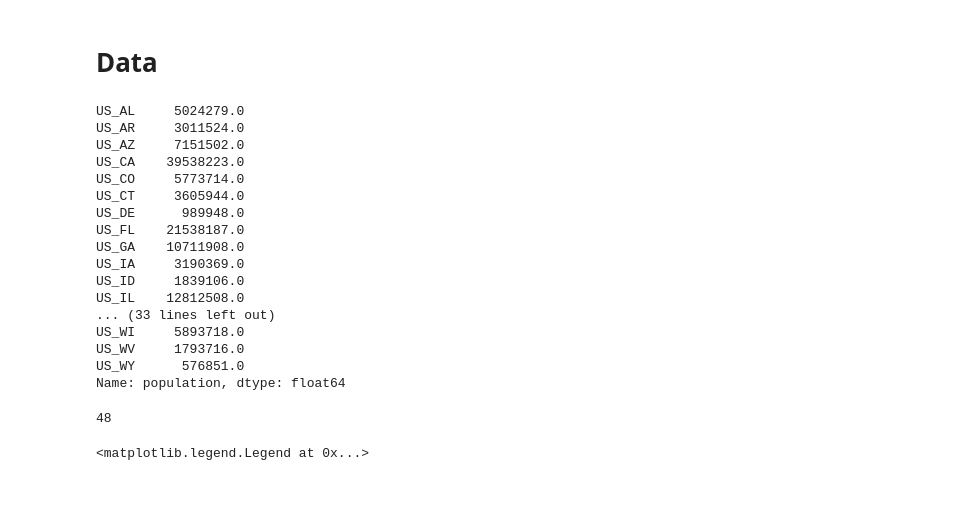
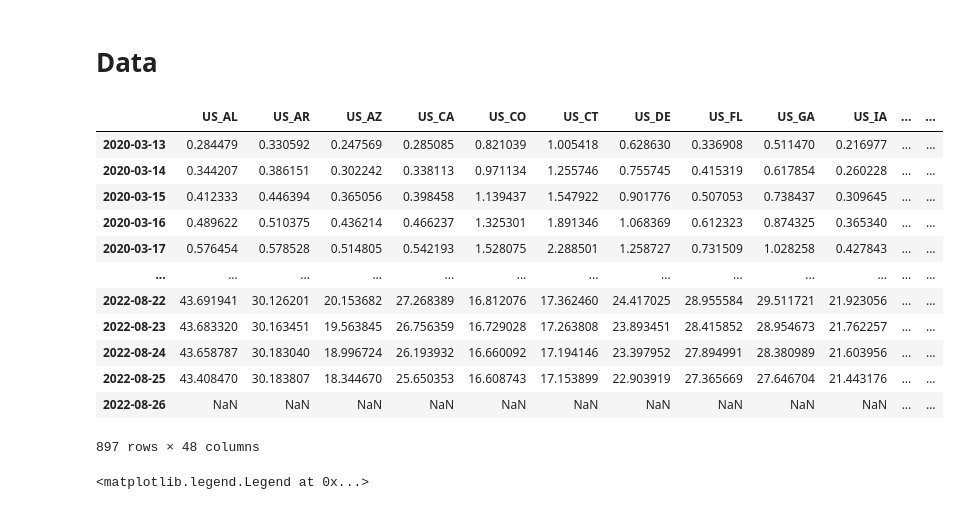
Before and after one commit to kevin-q2/covid-wave-cluster, a Jupyter notebook: examples/examples.ipynb, the cells around one changed output. Drawn from its saved outputs; the diff is of its cells as text; code cells hidden in the pictures.

```diff
--- a/examples/examples.ipynb
+++ b/examples/examples.ipynb
@@ -46,27 +54,19 @@ data[data < 0] = 0
-# %%
-population
-# %% [output]
-US_AL     5024279.0
-US_AR     3011524.0
-US_AZ     7151502.0
-US_CA    39538223.0
-US_CO     5773714.0
-US_CT     3605944.0
-US_DE      989948.0
-US_FL    21538187.0
-US_GA    10711908.0
-US_IA     3190369.0
-US_ID     1839106.0
-US_IL    12812508.0
-... (33 lines left out)
-US_WI     5893718.0
-US_WV     1793716.0
-US_WY      576851.0
-Name: population, dtype: float64
-# %%
-len(data.columns)
-# %% [output]
-48
+# %%
+data
+# %% [output]
+|  | US_AL | US_AR | US_AZ | US_CA | US_CO | US_CT | US_DE | US_FL | US_GA | US_IA | ... | ... |
+| 2020-03-13 | 0.284479 | 0.330592 | 0.247569 | 0.285085 | 0.821039 | 1.005418 | 0.628630 | 0.336908 | 0.511470 | 0.216977 | ... | ... |
+| 2020-03-14 | 0.344207 | 0.386151 | 0.302242 | 0.338113 | 0.971134 | 1.255746 | 0.755745 | 0.415319 | 0.617854 | 0.260228 | ... | ... |
+| 2020-03-15 | 0.412333 | 0.446394 | 0.365056 | 0.398458 | 1.139437 | 1.547922 | 0.901776 | 0.507053 | 0.738437 | 0.309645 | ... | ... |
+| 2020-03-16 | 0.489622 | 0.510375 | 0.436214 | 0.466237 | 1.325301 | 1.891346 | 1.068369 | 0.612323 | 0.874325 | 0.365340 | ... | ... |
+| 2020-03-17 | 0.576454 | 0.578528 | 0.514805 | 0.542193 | 1.528075 | 2.288501 | 1.258727 | 0.731509 | 1.028258 | 0.427843 | ... | ... |
+| ... | ... | ... | ... | ... | ... | ... | ... | ... | ... | ... | ... | ... |
+| 2022-08-22 | 43.691941 | 30.126201 | 20.153682 | 27.268389 | 16.812076 | 17.362460 | 24.417025 | 28.955584 | 29.511721 | 21.923056 | ... | ... |
+| 2022-08-23 | 43.683320 | 30.163451 | 19.563845 | 26.756359 | 16.729028 | 17.263808 | 23.893451 | 28.415852 | 28.954673 | 21.762257 | ... | ... |
+| 2022-08-24 | 43.658787 | 30.183040 | 18.996724 | 26.193932 | 16.660092 | 17.194146 | 23.397952 | 27.894991 | 28.380989 | 21.603956 | ... | ... |
+| 2022-08-25 | 43.408470 | 30.183807 | 18.344670 | 25.650353 | 16.608743 | 17.153899 | 22.903919 | 27.365669 | 27.646704 | 21.443176 | ... | ... |
+| 2022-08-26 | NaN | NaN | NaN | NaN | NaN | NaN | NaN | NaN | NaN | NaN | ... | ... |
+897 rows × 48 columns
 # %%
 custom_palette = sns.color_palette("hls",8)[4:]
 fix,ax = plt.subplots(dpi=200, figsize = (10,6))
```
Also changed, not shown: parts of 21 cells of this notebook, 9 other files.
